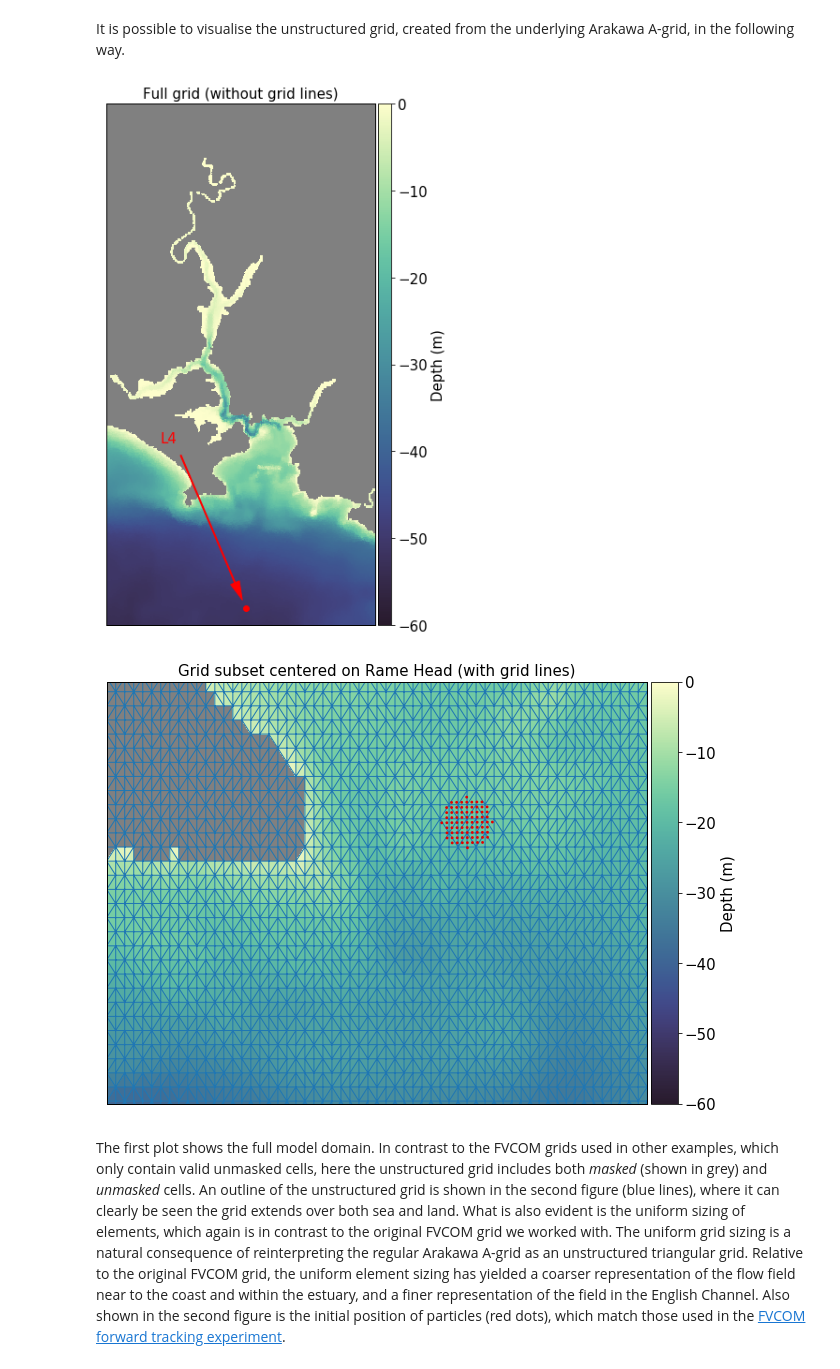
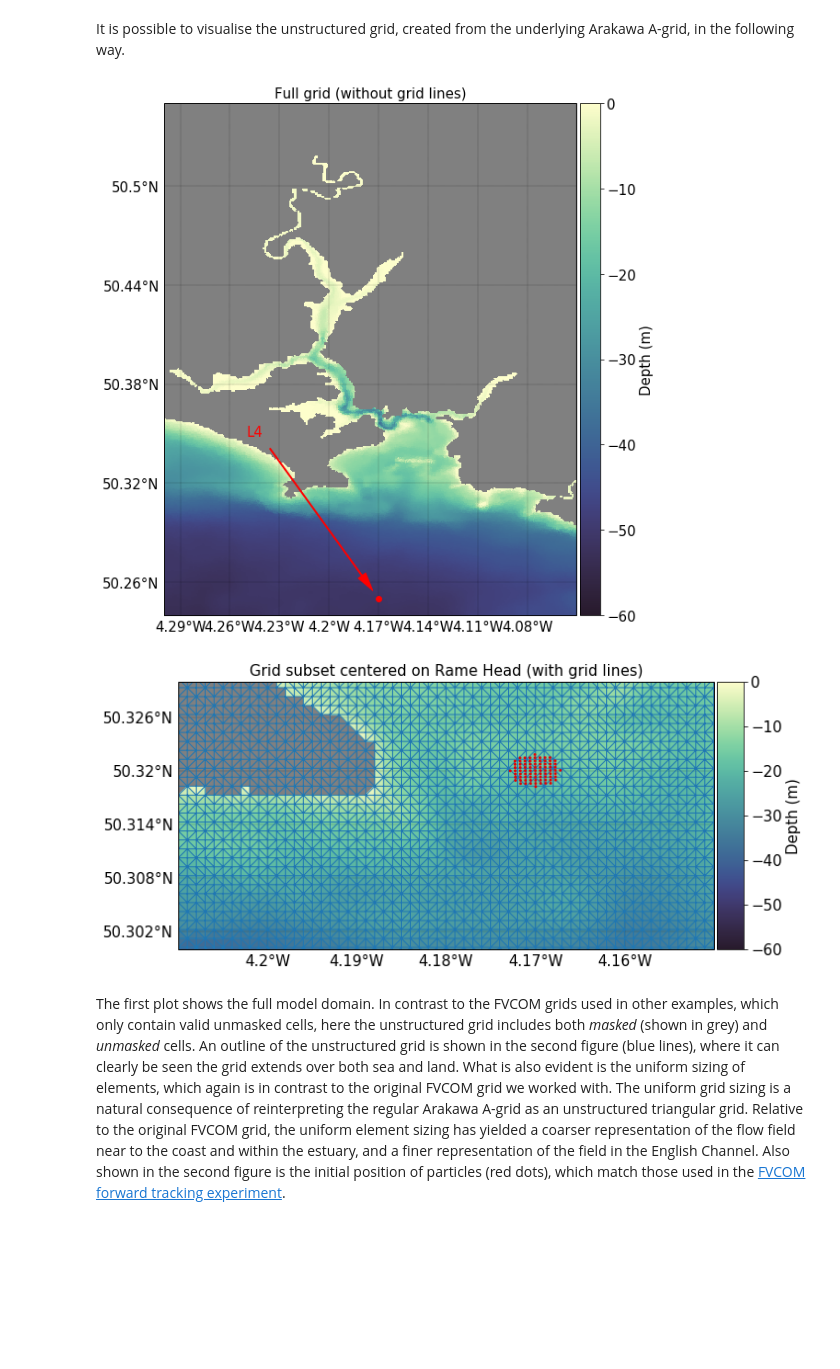
Before and after one commit to pmlmodelling/pylag, a Jupyter notebook: doc/source/examples/arakawa_a_forward_tracking.ipynb, the cells around one changed output. Saved outputs shown, nothing was run; the diff lists cells and outputs as text; code cells hidden in the pictures; blank space fills up the shorter version.

Commit message:
Switch to using Cartopy for plotting

```diff
--- a/doc/source/examples/arakawa_a_forward_tracking.ipynb
+++ b/doc/source/examples/arakawa_a_forward_tracking.ipynb
@@ -117,8 +117,7 @@ import warnings
 import os
 import numpy as np
 from netCDF4 import Dataset
-
-from PyFVCOM.grid import nodes2elems
+import cartopy.crs as ccrs
 
 from pylag.processing.plot import PyLagPlotter
 from pylag.processing.plot import create_figure, colourmap
@@ -134,62 +133,57 @@ del(ds)
 # ---------
 
 # Create figure
 font_size = 15
 cmap = colourmap('h_r')
-fig, ax = create_figure(figure_size=(26., 26.), font_size=font_size, bg_color='gray')
+fig, ax = create_figure(figure_size=(26., 26.), projection=ccrs.PlateCarree(), font_size=font_size, bg_color='gray')
 
 # Configure plotter
+plotter = PyLagPlotter(grid_metrics_file_name,
+                       geospatial_coords=True,
+                       font_size=font_size)
+
+# Plot the bathymetry
 extents = None
-plotter = PyLagPlotter(grid_metrics_file_name,
-                       ax,
-                       extents=extents,
-                       fs=font_size,
-                       use_basemap=True)
-
-# Plot bathymetry
-plotter.plot_field(bathy, add_colorbar=True, cb_label='Depth (m)', vmin=-60., vmax=0., cmap=cmap)
+plotter.plot_field(ax, bathy, extents=extents, add_colour_bar=True, cb_label='Depth (m)',
+                   vmin=-60., vmax=0., cmap=cmap)
 
 # Mark location of Station L4
-plotter.mark_location([-4.17], [50.25], marker='o', c='r')
-x,y = plotter.m(-4.17, 50.25)
+plotter.scatter(ax, [-4.17], [50.25], marker='o', c='r')
+x, y = ax.projection.transform_point(-4.17, 50.25, src_crs=ccrs.PlateCarree())
 ax.annotate('L4', xy=(x, y), xytext=(0.2, 0.35), textcoords='axes fraction',
-            arrowprops=dict(facecolor='red', edgecolor='red', width=1,
-            headwidth=10, headlength=20, shrink=0.05), fontsize=font_size,
-            color='red')
-
-plotter.set_title('Full grid (without grid lines)')
+             arrowprops=dict(facecolor='red', edgecolor='red', width=1, headwidth=10, headlength=20, shrink=0.05),
+             fontsize=font_size, color='red')
+plotter.set_title(ax, 'Full grid (without grid lines)')
 
 # Grid subset (centered on Rame Head)
 # -----------------------------------
 
 # Create figure
 font_size = 15
 cmap = colourmap('h_r')
-fig, ax = create_figure(figure_size=(26., 26.), font_size=font_size, bg_color='gray')
+fig, ax = create_figure(figure_size=(26., 26.), projection=ccrs.PlateCarree(), font_size=font_size, bg_color='gray')
 
 # Configure plotter
-extents = np.array([-4.21, -4.15, 50.30, 50.33], dtype=float)
 plotter = PyLagPlotter(grid_metrics_file_name,
-                       ax,
-                       extents=extents,
-                       fs=font_size,
-                       use_basemap=True)
+                       geospatial_coords=True,
+                       font_size=font_size)
 
 # Plot bathymetry
-plotter.plot_field(bathy, add_colorbar=True, cb_label='Depth (m)', vmin=-60., vmax=0., cmap=cmap)
+extents = np.array([-4.21, -4.15, 50.30, 50.33], dtype=float)
+plotter.plot_field(ax, bathy, extents=extents, add_colour_bar=True, cb_label='Depth (m)',
+                   vmin=-60., vmax=0., cmap=cmap)
 
 # Overlay grid
-plotter.draw_grid(linewidth=1.0, draw_masked_elements=True)
+plotter.draw_grid(ax, linewidth=1.0, draw_masked_elements=True)
 
 # Plot particle initial positions
-plotter.plot_scatter(lons, lats, coordinate_system='spherical',
-                     s=8, color='#e50000', edgecolors='none')
+plotter.scatter(ax, lons, lats, s=8, color='#e50000', edgecolors='none')
 
 # Set title
-plotter.set_title('Grid subset centered on Rame Head (with grid lines)')
+plotter.set_title(ax, 'Grid subset centered on Rame Head (with grid lines)')
 # %% [output]
-[figure, old version]
+[figure, new version]
-[figure, old version]
+[figure, new version]
 # %% [markdown]
 The first plot shows the full model domain. In contrast to the FVCOM grids used in other examples, which only contain valid unmasked cells, here the unstructured grid includes both *masked* (shown in grey) and *unmasked* cells. An outline of the unstructured grid is shown in the second figure (blue lines), where it can clearly be seen the grid extends over both sea and land. What is also evident is the uniform sizing of elements, which again is in contrast to the original FVCOM grid we worked with. The uniform grid sizing is a natural consequence of reinterpreting the regular Arakawa A-grid as an unstructured triangular grid. Relative to the original FVCOM grid, the uniform element sizing has yielded a coarser representation of the flow field near to the coast and within the estuary, and a finer representation of the field in the English Channel. Also shown in the second figure is the initial position of particles (red dots), which match those used in the [FVCOM forward tracking experiment](./fvcom_forward_tracking.ipynb).
 # %% [markdown]
```
Also changed, not shown: parts of 1 cell of this notebook, 4 other files.
